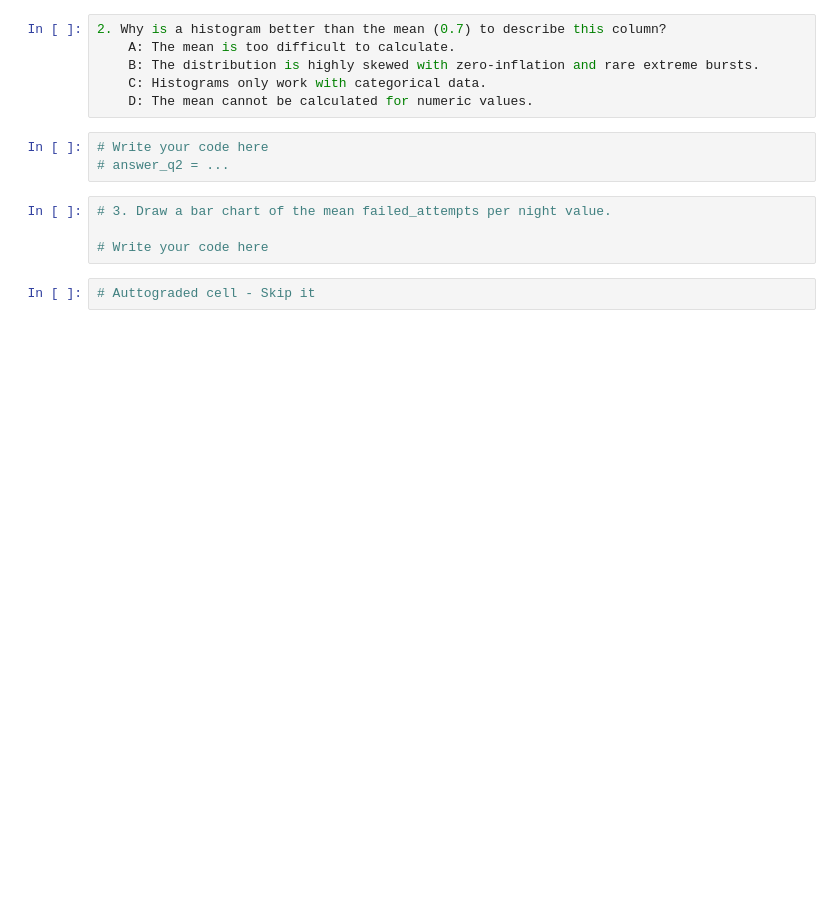
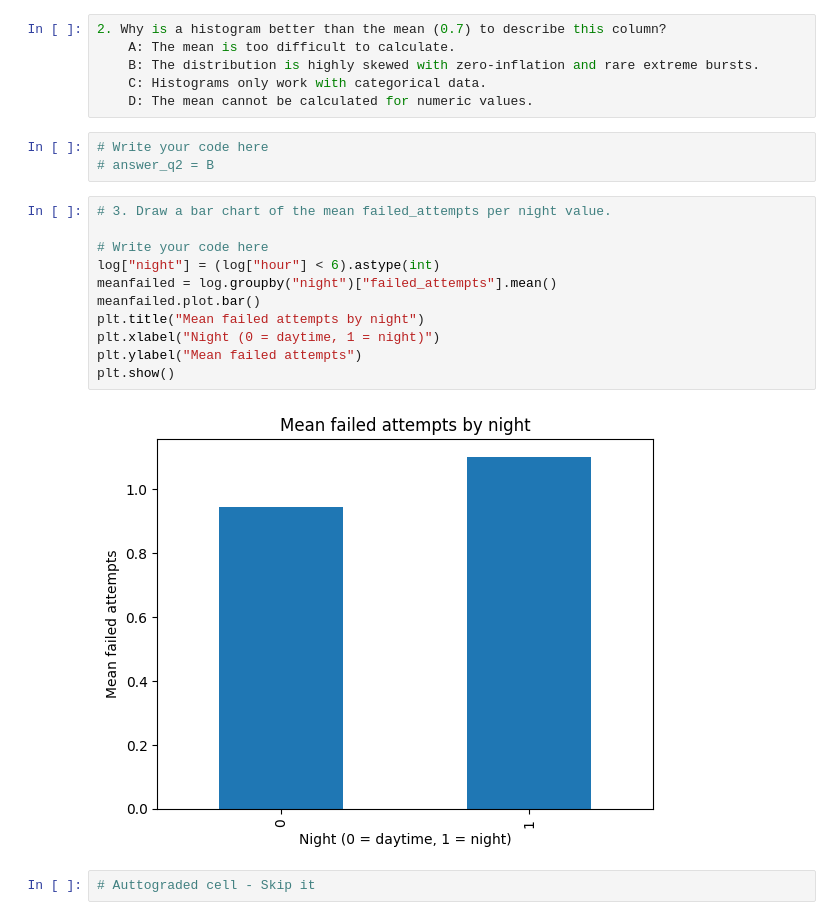
Before and after one commit to CodeNinjet/TP1MLDLS, a Jupyter notebook: TP1.ipynb, the cells around one changed output. Drawn from its saved outputs; the diff is of its cells as text; blank space fills up the shorter version.

```diff
--- a/TP1.ipynb
+++ b/TP1.ipynb
@@ -131,11 +195,20 @@ log = pd.DataFrame({"user":    rng.choice(["ali", "sara", "yacine", "nour", "kar
     D: The mean cannot be calculated for numeric values.
 # %%
 # Write your code here
-# answer_q2 = ...
+# answer_q2 = B
 # %%
 # 3. Draw a bar chart of the mean failed_attempts per night value.
 
 # Write your code here
+log["night"] = (log["hour"] < 6).astype(int)
+meanfailed = log.groupby("night")["failed_attempts"].mean()
+meanfailed.plot.bar()
+plt.title("Mean failed attempts by night")
+plt.xlabel("Night (0 = daytime, 1 = night)")
+plt.ylabel("Mean failed attempts")
+plt.show()
+# %% [output]
+[figure, added]
 # %%
 # Auttograded cell - Skip it
 # %% [markdown]
```
Also changed, not shown: parts of 19 cells of this notebook.
